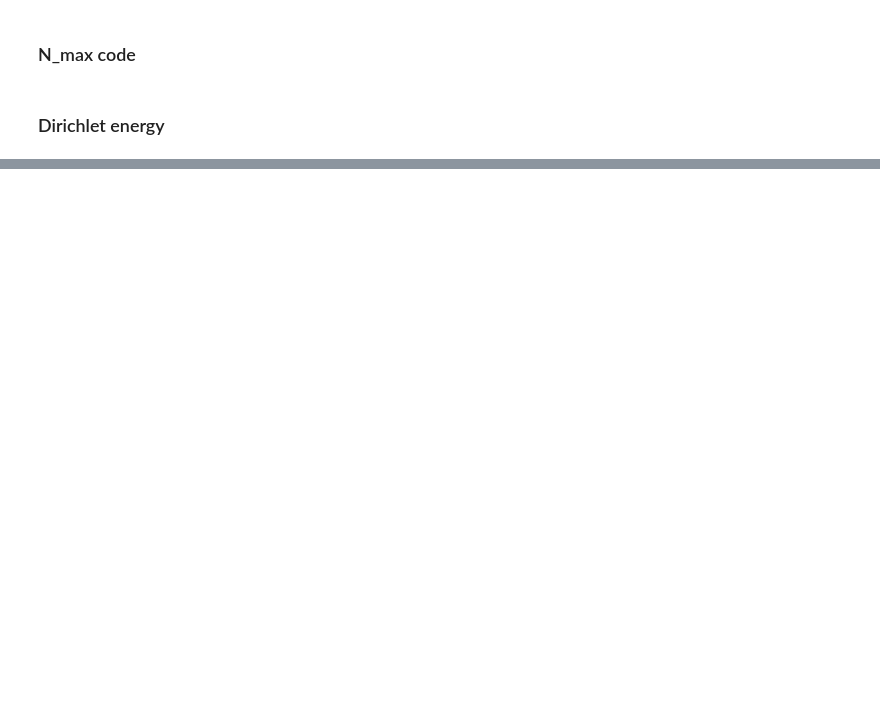
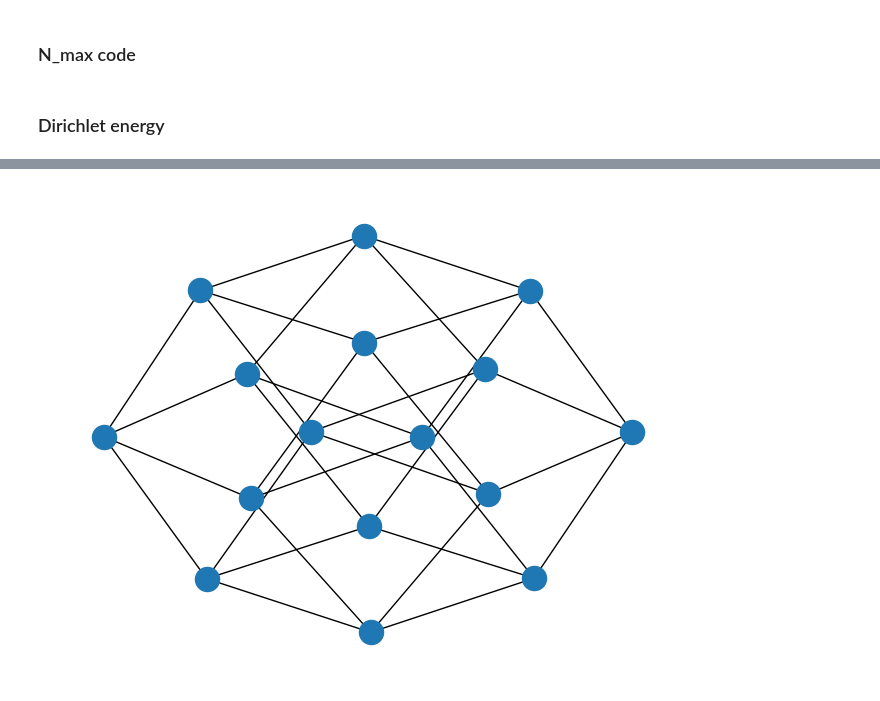
Before and after one commit to RSCJacksonLab/nk-ml, a Jupyter notebook: figures/figure1.ipynb, the cells around one changed output, grey strips where cells are left out. Cells and saved outputs as stored; diff of their text form; code cells hidden in the pictures; blank space fills up the shorter version.

```diff
--- a/figures/figure1.ipynb
+++ b/figures/figure1.ipynb
@@ -459,0 +620,4 @@ fig.savefig('ruggedness-perspective-figure4.svg')
+# %%
+nx.draw(small_graph)
+# %% [output]
+[figure, added]
```
Also changed, not shown: parts of 15 cells of this notebook, 8 other files.
